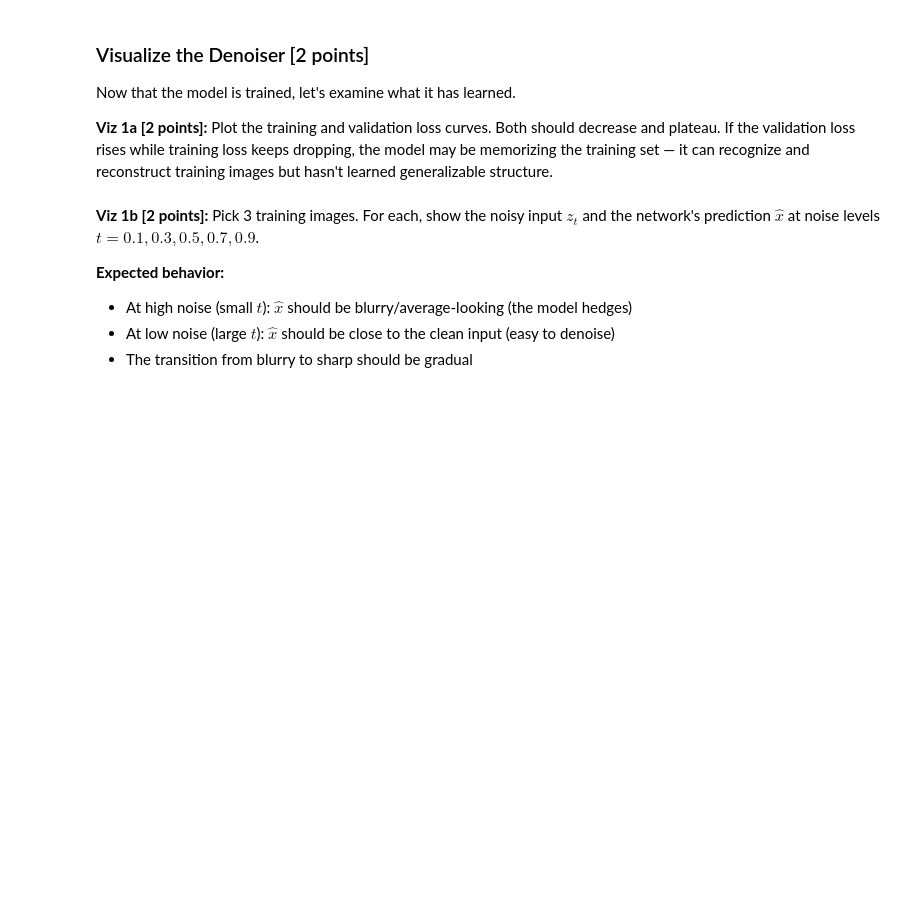
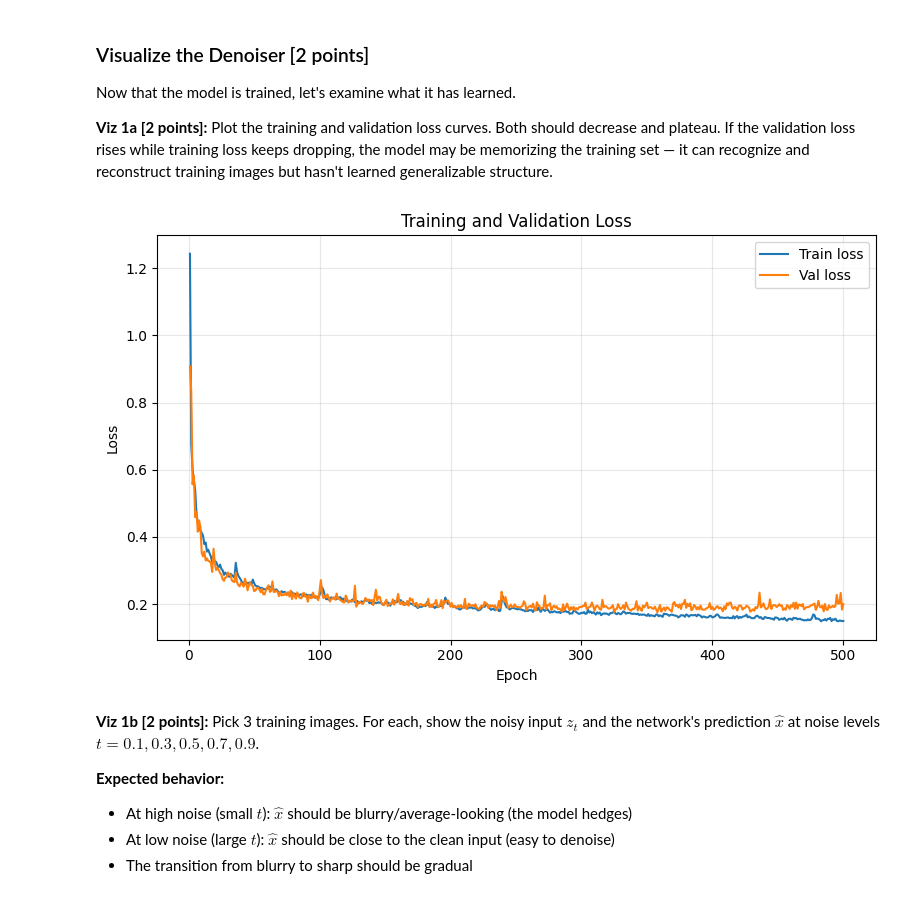
Before and after one commit to Vedant2100/s26, a Jupyter notebook: CS_229/hw3/hw3-1.ipynb, the cells around one changed output. Drawn from its saved outputs; the diff is of its cells as text; code cells hidden in the pictures; blank space fills up the shorter version.

```diff
--- a/CS_229/hw3/hw3-1.ipynb
+++ b/CS_229/hw3/hw3-1.ipynb
@@ -64,7 +64,7 @@ Download `hw3_data_dedupe.pt` from Canvas and place it in the same directory as
 
 The dataset contains ~1,400 Google Noto Color Emoji rendered as 32x32 RGB images, normalized to [-1, 1]. This is a deduplicated set — skin-tone variants and gender-combo sequences have been removed to improve diversity. We split a small validation set for monitoring overfitting.
 # %%
-data = torch.load('hw3_data_dedupe.pt', weights_only=False)
+data = torch.load('/content/drive/My Drive/hw3_data_dedupe.pt', weights_only=False)
 all_images = data['images']   # (N, 3, 32, 32) float32, range [-1, 1]
 names = data['names']         # list of N emoji name strings
 
@@ -215,7 +226,8 @@ def add_noise(x, t):
         z_t: noisy images, same shape as x
     """
     # TODO [2 points]: Sample noise eps ~ N(0, I) and return t * x + (1 - t) * eps
-    pass
+    noise = torch.randn_like(x)
+    return t * x + (1 - t) * noise
 # %% [markdown]
 ### Viz 0: Check your `add_noise`
 
@@ -283,14 +297,18 @@ def compute_loss(model, x):
     # TODO [2 points]: Implement the 4 steps described above.
     #
     # Step 1: Sample t via logit-normal, reshaped to (B, 1, 1, 1) for broadcasting
-    #
+    # t = torch.distributions.LogNormal(-0.8, 0.8).sample()
+    B = x.shape[0]
+    t = torch.sigmoid(-0.8+0.8*(torch.randn(B, device = x.device))) #creates it on cpu by default
+    # print(t.shape)
+    t = t.reshape(B, 1, 1, 1)
     # Step 2: z_t = add_noise(x, t)
-    #
+    z_t = add_noise(x, t)
     # Step 3: x_hat = model(z_t)
-    #
+    x_hat = model(z_t)
     # Step 4: loss = mean of ((x_hat - x) / (1 - t))^2
-    #
-    pass
+    loss = torch.mean(((x_hat - x) / ((1-t))) ** 2)
+    return loss
 # %%
 # Test compute_loss
 test_x = images[:4].to(device)
@@ -365,7 +408,22 @@ Now that the model is trained, let's examine what it has learned.
 # %%
 # TODO [2 points]: Viz 1a — Loss Curve
 # Plot train_losses and val_losses on the same axes.
 # Include a legend, axis labels, and a title.
+
+epochs = range(1, len(train_losses) + 1)
+
+plt.figure(figsize=(8, 5))
+plt.plot(epochs, train_losses, label='Train loss')
+plt.plot(epochs, val_losses, label='Val loss')
+plt.xlabel('Epoch')
+plt.ylabel('Loss')
+plt.title('Training and Validation Loss')
+plt.legend()
+plt.grid(True, alpha=0.3)
+plt.tight_layout()
+plt.show()
+# %% [output]
+[figure, added]
 # %% [markdown]
 **Viz 1b [2 points]:** Pick 3 training images. For each, show the noisy input $z_t$ and the network's prediction $\hat{x}$ at noise levels $t = 0.1, 0.3, 0.5, 0.7, 0.9$.
 
```
Also changed, not shown: parts of 14 cells of this notebook.
